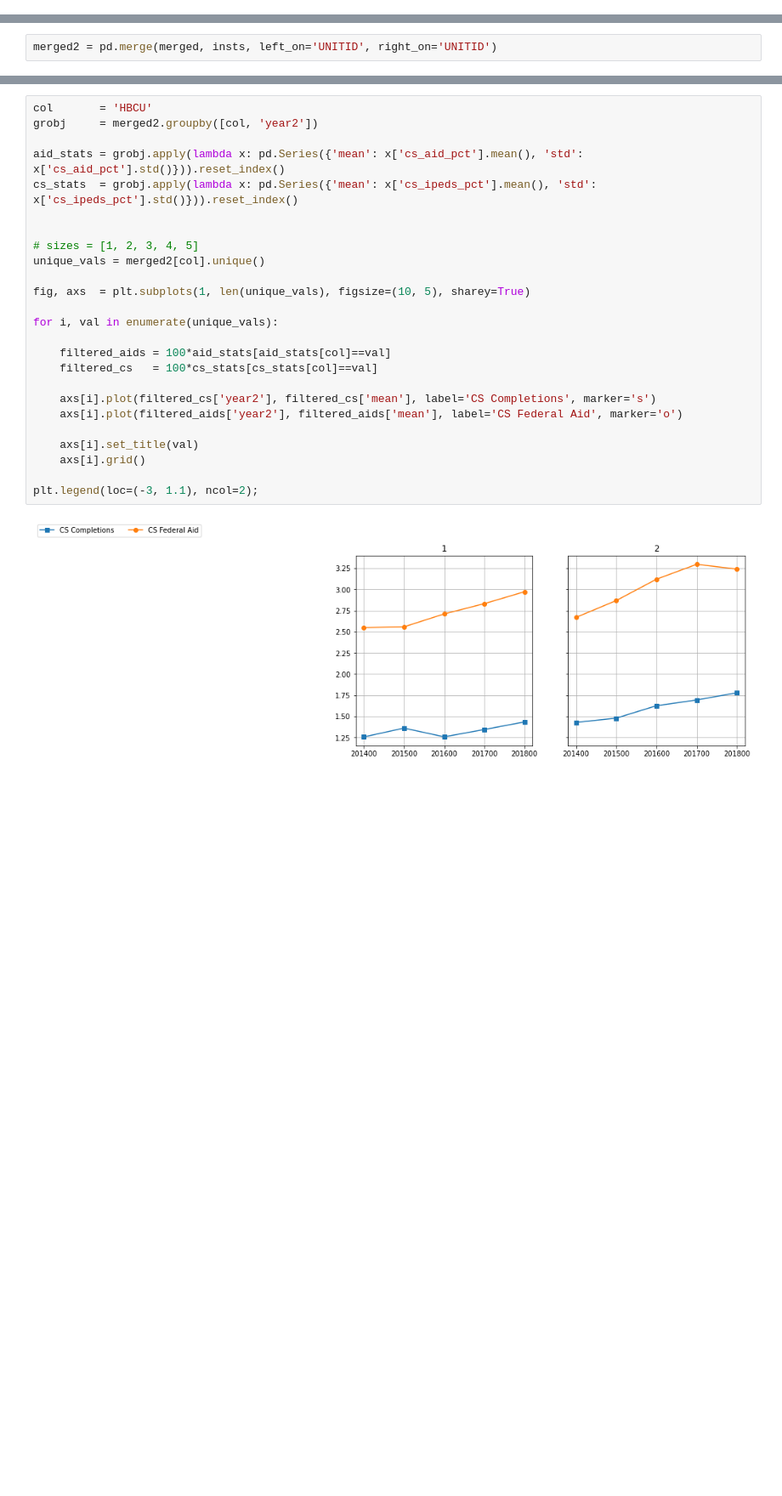
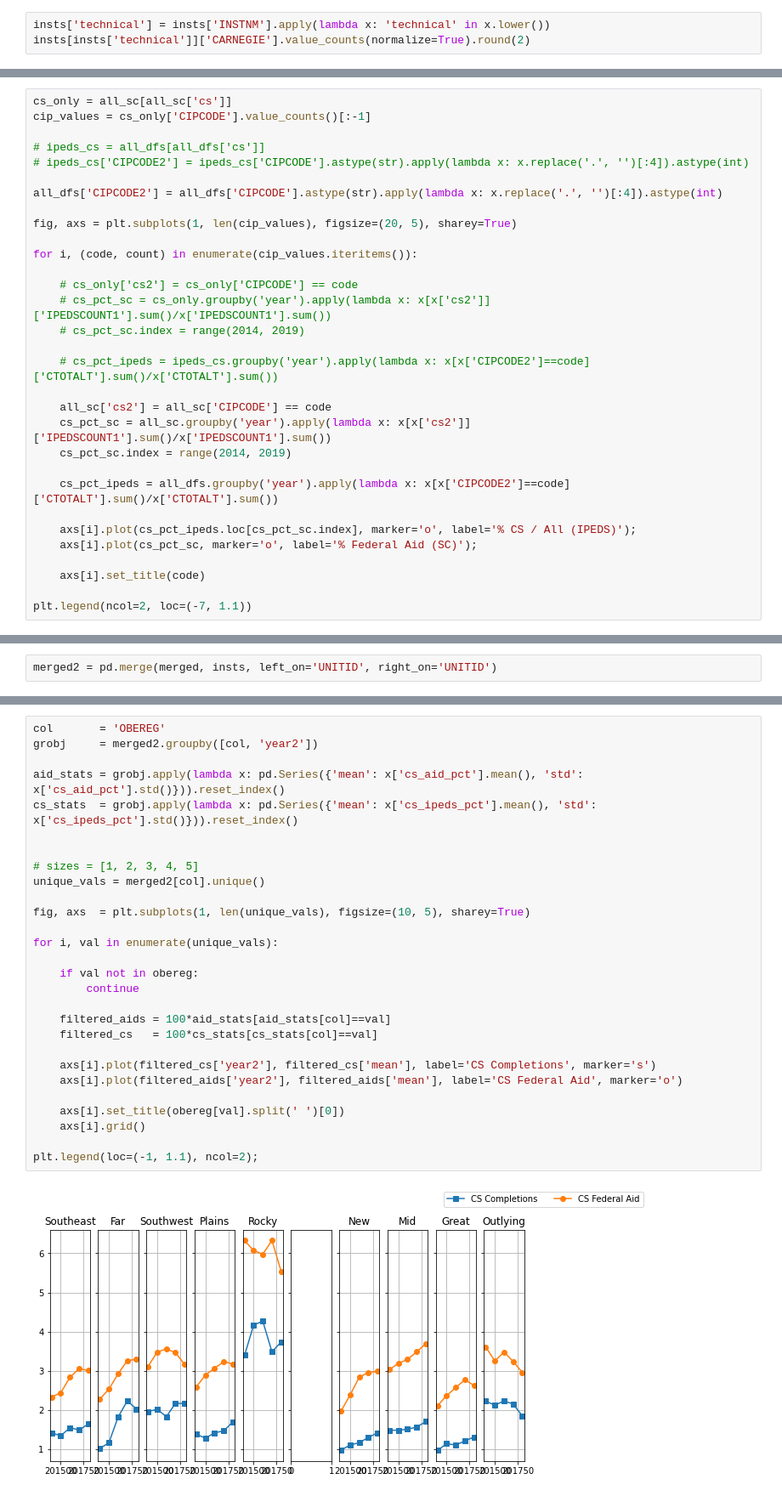
Before and after one commit to fahadsultan/pellstudents, a Jupyter notebook: src/pell_popularity.ipynb, the cells around one changed output, grey strips where cells are left out. Shown: that part at 85% size. Saved outputs shown, nothing was run; the diff lists cells and outputs as text; blank space fills up the shorter version.

```diff
--- a/src/pell_popularity.ipynb
+++ b/src/pell_popularity.ipynb
@@ -151,0 +314,3 @@ plt.plot(cs_pct_ipeds)
+# %%
+insts['technical'] = insts['INSTNM'].apply(lambda x: 'technical' in x.lower())
+insts[insts['technical']]['CARNEGIE'].value_counts(normalize=True).round(2)
@@ -273,0 +480,31 @@ plt.xticks(range(2014, 2019));
+# %%
+cs_only = all_sc[all_sc['cs']]
+cip_values = cs_only['CIPCODE'].value_counts()[:-1]
+
+# ipeds_cs = all_dfs[all_dfs['cs']]
+# ipeds_cs['CIPCODE2'] = ipeds_cs['CIPCODE'].astype(str).apply(lambda x: x.replace('.', '')[:4]).astype(int)
+
+all_dfs['CIPCODE2'] = all_dfs['CIPCODE'].astype(str).apply(lambda x: x.replace('.', '')[:4]).astype(int)
+
+fig, axs = plt.subplots(1, len(cip_values), figsize=(20, 5), sharey=True)
+
+for i, (code, count) in enumerate(cip_values.iteritems()):
+
+    # cs_only['cs2'] = cs_only['CIPCODE'] == code
+    # cs_pct_sc = cs_only.groupby('year').apply(lambda x: x[x['cs2']]['IPEDSCOUNT1'].sum()/x['IPEDSCOUNT1'].sum())
+    # cs_pct_sc.index = range(2014, 2019)
+
+    # cs_pct_ipeds = ipeds_cs.groupby('year').apply(lambda x: x[x['CIPCODE2']==code]['CTOTALT'].sum()/x['CTOTALT'].sum())
+
+    all_sc['cs2'] = all_sc['CIPCODE'] == code
+    cs_pct_sc = all_sc.groupby('year').apply(lambda x: x[x['cs2']]['IPEDSCOUNT1'].sum()/x['IPEDSCOUNT1'].sum())
+    cs_pct_sc.index = range(2014, 2019)
+
+    cs_pct_ipeds = all_dfs.groupby('year').apply(lambda x: x[x['CIPCODE2']==code]['CTOTALT'].sum()/x['CTOTALT'].sum())
+
+    axs[i].plot(cs_pct_ipeds.loc[cs_pct_sc.index], marker='o', label='% CS / All (IPEDS)');
+    axs[i].plot(cs_pct_sc, marker='o', label='% Federal Aid (SC)');
+
+    axs[i].set_title(code)
+
+plt.legend(ncol=2, loc=(-7, 1.1))
@@ -340,27 +592,30 @@ plt.legend(loc=(-3, 1.1), ncol=2);
 # %%
-col       = 'HBCU'
+col       = 'OBEREG'
 grobj     = merged2.groupby([col, 'year2'])
 
 aid_stats = grobj.apply(lambda x: pd.Series({'mean': x['cs_aid_pct'].mean(), 'std': x['cs_aid_pct'].std()})).reset_index()
 cs_stats  = grobj.apply(lambda x: pd.Series({'mean': x['cs_ipeds_pct'].mean(), 'std': x['cs_ipeds_pct'].std()})).reset_index()
 
 
 # sizes = [1, 2, 3, 4, 5]
 unique_vals = merged2[col].unique()
 
 fig, axs  = plt.subplots(1, len(unique_vals), figsize=(10, 5), sharey=True)
 
 for i, val in enumerate(unique_vals):
 
+    if val not in obereg:
+        continue
+
     filtered_aids = 100*aid_stats[aid_stats[col]==val]
     filtered_cs   = 100*cs_stats[cs_stats[col]==val]
 
     axs[i].plot(filtered_cs['year2'], filtered_cs['mean'], label='CS Completions', marker='s')
     axs[i].plot(filtered_aids['year2'], filtered_aids['mean'], label='CS Federal Aid', marker='o')
 
-    axs[i].set_title(val)
+    axs[i].set_title(obereg[val].split(' ')[0])
     axs[i].grid()
 
-plt.legend(loc=(-3, 1.1), ncol=2);
+plt.legend(loc=(-1, 1.1), ncol=2);
 # %% [output]
-[figure, old version]
+[figure, new version]
```
Also changed, not shown: parts of 24 cells of this notebook, 27 other files.
